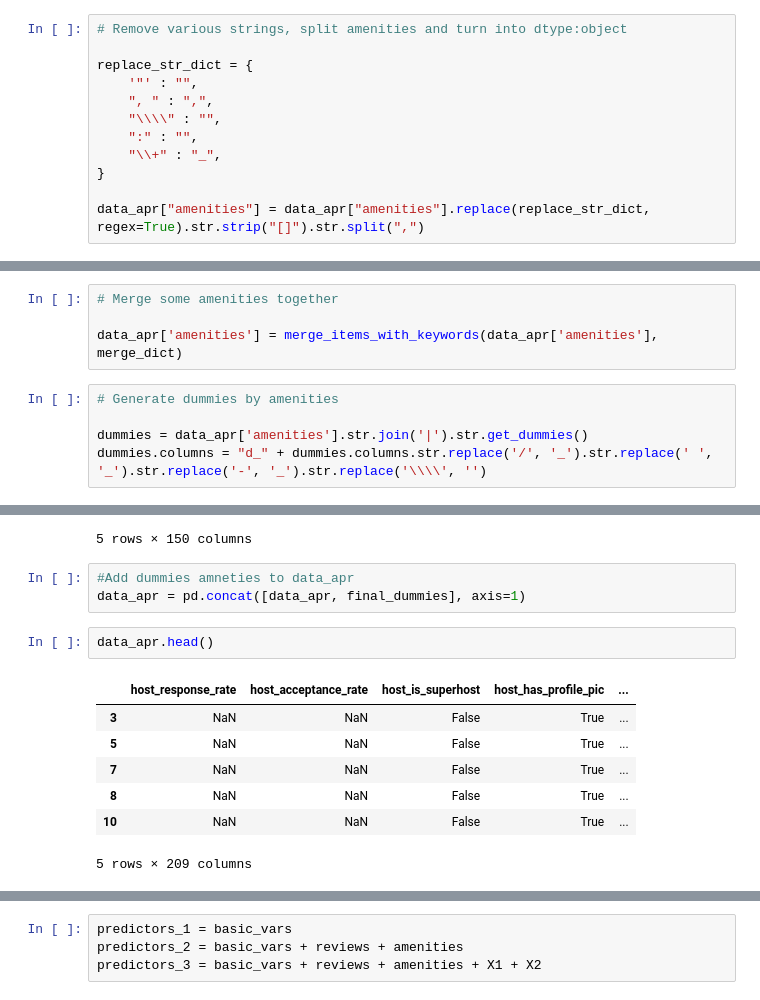
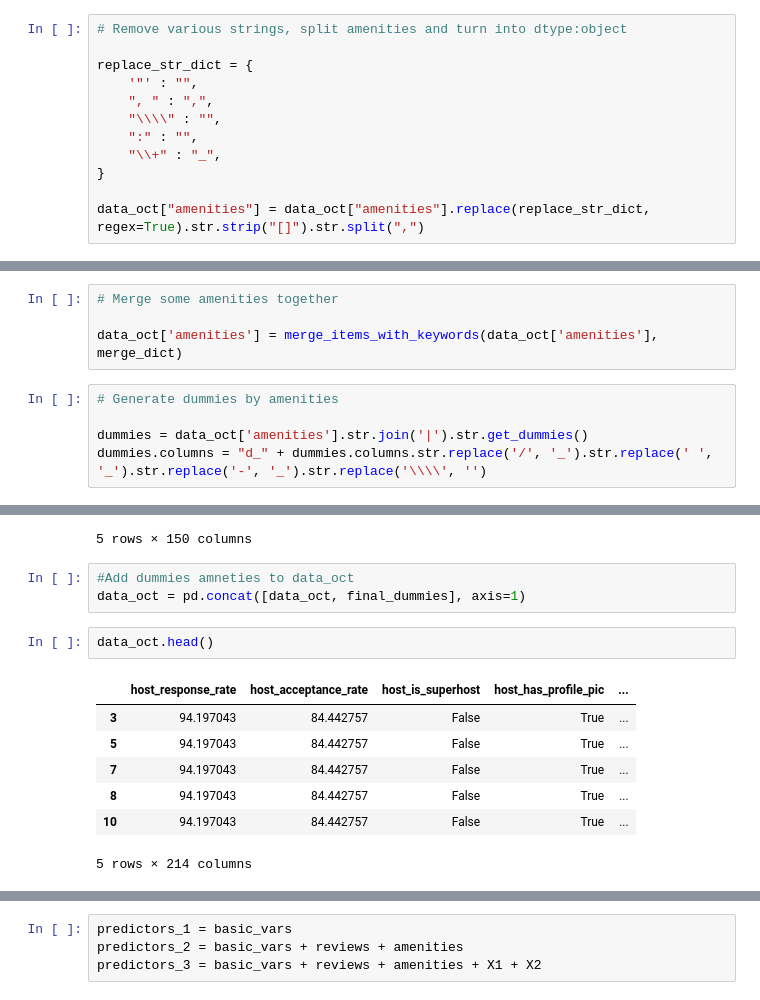
Before and after one commit to Jacopo21/AirbPrice_ML, a Jupyter notebook: model_oct.ipynb, the cells around one changed output, grey strips where cells are left out. Saved outputs shown, nothing was run; the diff lists cells and outputs as text.

```diff
--- a/vu_apr.ipynb
+++ b/model_oct.ipynb
@@ -153,7 +170,7 @@ replace_str_dict = {
     "\\+" : "_",
 }
 
-data_apr["amenities"] = data_apr["amenities"].replace(replace_str_dict, regex=True).str.strip("[]").str.split(",")
+data_oct["amenities"] = data_oct["amenities"].replace(replace_str_dict, regex=True).str.strip("[]").str.split(",")
 # %%
 # Function to merge amenities containing any keyword from a dictionary (case-insensitive)
 def merge_items_with_keywords(amenities_list, merge_dict):
@@ -204,11 +221,11 @@ merge_dict = {
 # %%
 # Merge some amenities together
 
-data_apr['amenities'] = merge_items_with_keywords(data_apr['amenities'], merge_dict)
+data_oct['amenities'] = merge_items_with_keywords(data_oct['amenities'], merge_dict)
 # %%
 # Generate dummies by amenities
 
-dummies = data_apr['amenities'].str.join('|').str.get_dummies()
+dummies = data_oct['amenities'].str.join('|').str.get_dummies()
 dummies.columns = "d_" + dummies.columns.str.replace('/', '_').str.replace(' ', '_').str.replace('-', '_').str.replace('\\\\', '')
 # %%
 dummies.head()
@@ -235,18 +252,18 @@ final_dummies.head()
 | 10 | 1 | 1 | 1 | 0 | 1 | 1 | 1 | 0 | ... |
 5 rows × 150 columns
 # %%
-#Add dummies amneties to data_apr
-data_apr = pd.concat([data_apr, final_dummies], axis=1)
+#Add dummies amneties to data_oct
+data_oct = pd.concat([data_oct, final_dummies], axis=1)
 # %%
-data_apr.head()
+data_oct.head()
 # %% [output]
 |  | host_response_rate | host_acceptance_rate | host_is_superhost | host_has_profile_pic | ... |
-| 3 | NaN | NaN | False | True | ... |
-| 5 | NaN | NaN | False | True | ... |
-| 7 | NaN | NaN | False | True | ... |
-| 8 | NaN | NaN | False | True | ... |
-| 10 | NaN | NaN | False | True | ... |
+| 3 | 94.197043 | 84.442757 | False | True | ... |
+| 5 | 94.197043 | 84.442757 | False | True | ... |
+| 7 | 94.197043 | 84.442757 | False | True | ... |
+| 8 | 94.197043 | 84.442757 | False | True | ... |
+| 10 | 94.197043 | 84.442757 | False | True | ... |
-5 rows × 209 columns
+5 rows × 214 columns
 # %%
 # Basic Variables inc neighnourhood
 basic_vars = [
```
Also changed, not shown: parts of 29 cells of this notebook, 1 other file.
